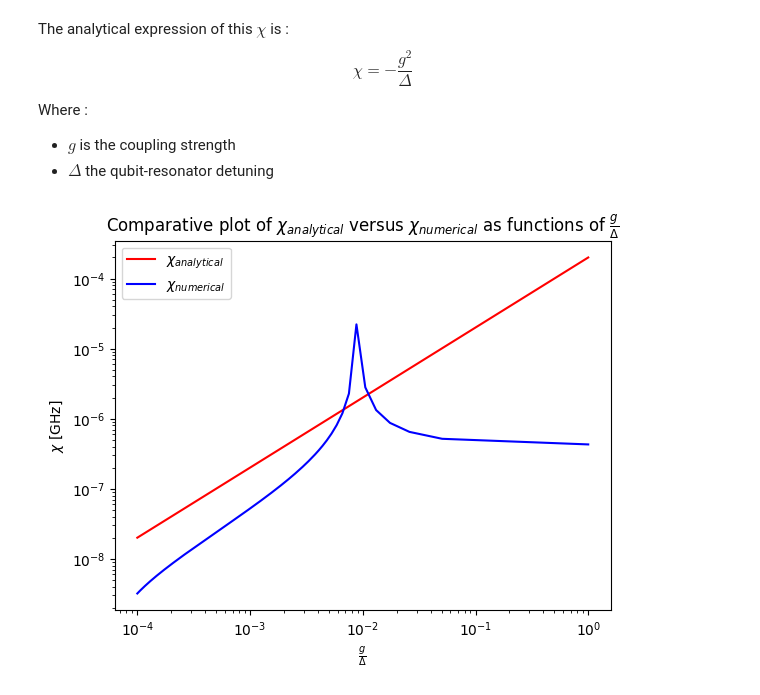
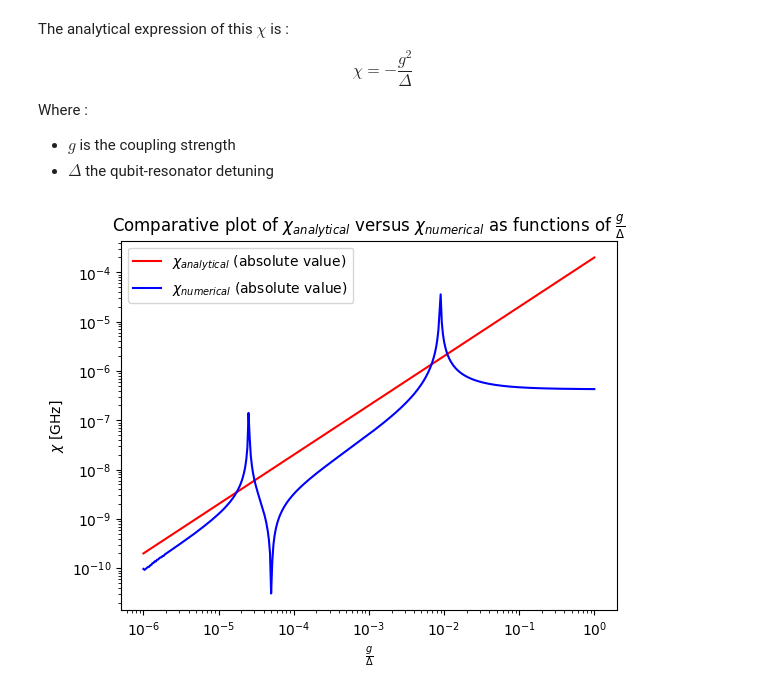
Before and after one commit to GabrielVandersippe/TR-informatique-quantique, a Jupyter notebook: find_chi_trsm_read.ipynb, the cells around one changed output. Cells and saved outputs as stored; diff of their text form; code cells hidden in the pictures.

```diff
--- a/find_chi_trsm_read.ipynb
+++ b/find_chi_trsm_read.ipynb
@@ -83,7 +83,7 @@ def find_chi(ECT, ECR, ECoup, EJ, EL, transmon_trunc=31, resonator_trunc=40):
 
     H = hamiltonian_qt(ECT, ECR, ECoup, EJ, EL, transmon_trunc, resonator_trunc)
 
-    Evals, Evecs = H.eigenstates()
+    Evals, Evecs = H.eigenstates(sparse=False)
 
     omegaq = Evals[find_state_match_index([1,0], Evecs, resonator_trunc)] - Evals[find_state_match_index([0,0], Evecs, resonator_trunc)]
     omegaq_plus_2chi = Evals[find_state_match_index([1,1], Evecs, resonator_trunc)] - Evals[find_state_match_index([0,1], Evecs, resonator_trunc)]
@@ -120,40 +120,38 @@ ECoup = 5e-5
 
 g = 4*ECoup
 
 omega_q = np.sqrt(8 * EJ * ECT) - ECT
 
-EL_list = np.linspace(1/(8*ECR) * (omega_q-g)**2, 1/(8*ECR) * (omega_q - 10000*g)**2,400)
+G_over_delta = np.logspace(-6,0,400)
 
 Chi_numerical = []
 Chi_analytical = []
-G_over_delta = []
 
-for EL in EL_list :
+for g_over_delta in G_over_delta :
+
+       Delta = g/g_over_delta
+       omega_r = omega_q - Delta
+       EL = omega_r**2 / (8*ECR)
 
        Chi_numerical.append(find_chi(ECT, ECR, ECoup, EJ, EL, resonator_trunc=20))
 
-       omega_r = np.sqrt(8 * ECR * EL)
-
-       Delta = omega_q - omega_r
-
        Chi_analytical.append(chi_analytical(Delta, g))
-       G_over_delta.append(abs(g / Delta))
 
 fig, ax = plt.subplots()
 
 @np.vectorize
 def divide(a,b):
        return a/b
 
 ax.plot(G_over_delta, np.abs(Chi_analytical), c='r')
 ax.plot(G_over_delta, np.abs(Chi_numerical), c='b')
-ax.legend([r'$\chi_{analytical}$',r'$\chi_{numerical}$'])
+ax.legend([r'$\chi_{analytical}$ (absolute value)',r'$\chi_{numerical}$ (absolute value)'])
 ax.set(xlabel=r'$\frac {g} {\Delta}$',
        ylabel=r'$\chi$ [GHz]',
        title =r'Comparative plot of $\chi_{analytical}$ versus $\chi_{numerical}$ as functions of $\frac {g} {\Delta}$',
        xscale = 'log',
        yscale = 'log')
 
 plt.show()
 # %% [output]
-[figure, old version]
+[figure, new version]
```
Also changed, not shown: parts of 6 cells of this notebook.
